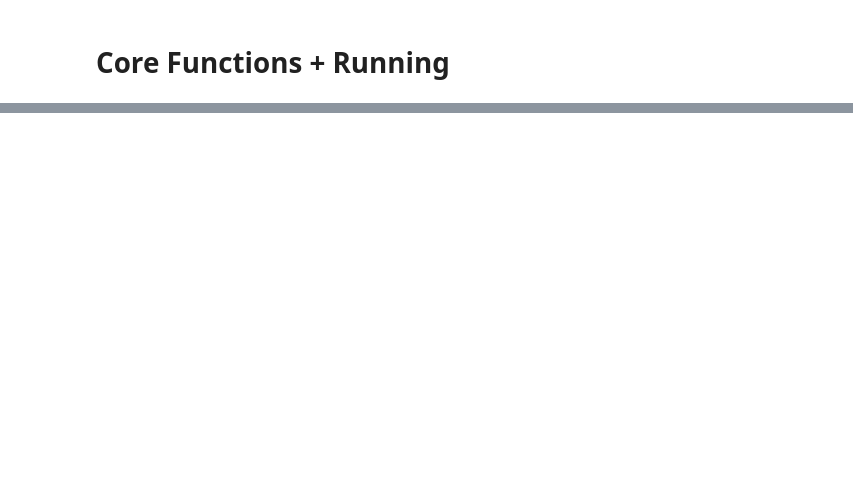
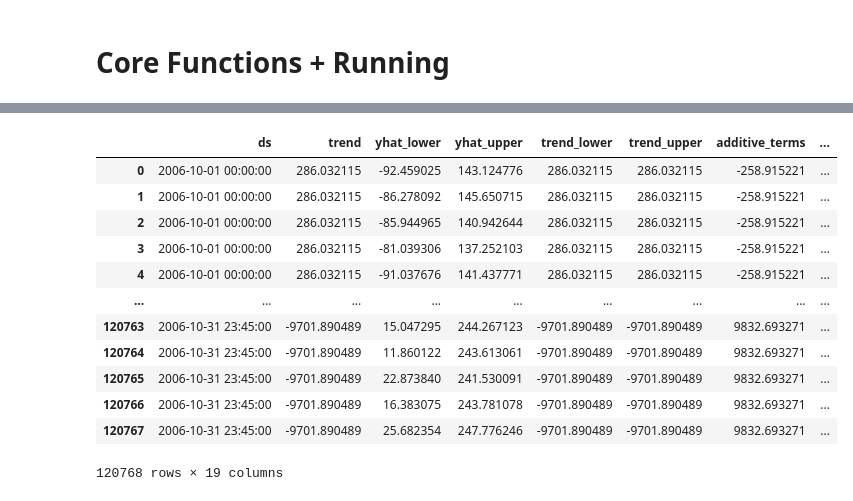
Before and after one commit to newbee1905/TrafficFlowPrediction, a Jupyter notebook: colab.ipynb, the cells around one changed output, grey strips where cells are left out. Saved outputs shown, nothing was run; the diff lists cells and outputs as text; code cells hidden in the pictures; blank space fills up the shorter version.

```diff
--- a/colab.ipynb
+++ b/colab.ipynb
@@ -758,0 +766,16 @@ plot_results(y_test[:periods], y_preds, names, periods)
+# %%
+predicted
+# %% [output]
+|  | ds | trend | yhat_lower | yhat_upper | trend_lower | trend_upper | additive_terms | ... |
+| 0 | 2006-10-01 00:00:00 | 286.032115 | -92.459025 | 143.124776 | 286.032115 | 286.032115 | -258.915221 | ... |
+| 1 | 2006-10-01 00:00:00 | 286.032115 | -86.278092 | 145.650715 | 286.032115 | 286.032115 | -258.915221 | ... |
+| 2 | 2006-10-01 00:00:00 | 286.032115 | -85.944965 | 140.942644 | 286.032115 | 286.032115 | -258.915221 | ... |
+| 3 | 2006-10-01 00:00:00 | 286.032115 | -81.039306 | 137.252103 | 286.032115 | 286.032115 | -258.915221 | ... |
+| 4 | 2006-10-01 00:00:00 | 286.032115 | -91.037676 | 141.437771 | 286.032115 | 286.032115 | -258.915221 | ... |
+| ... | ... | ... | ... | ... | ... | ... | ... | ... |
+| 120763 | 2006-10-31 23:45:00 | -9701.890489 | 15.047295 | 244.267123 | -9701.890489 | -9701.890489 | 9832.693271 | ... |
+| 120764 | 2006-10-31 23:45:00 | -9701.890489 | 11.860122 | 243.613061 | -9701.890489 | -9701.890489 | 9832.693271 | ... |
+| 120765 | 2006-10-31 23:45:00 | -9701.890489 | 22.873840 | 241.530091 | -9701.890489 | -9701.890489 | 9832.693271 | ... |
+| 120766 | 2006-10-31 23:45:00 | -9701.890489 | 16.383075 | 243.781078 | -9701.890489 | -9701.890489 | 9832.693271 | ... |
+| 120767 | 2006-10-31 23:45:00 | -9701.890489 | 25.682354 | 247.776246 | -9701.890489 | -9701.890489 | 9832.693271 | ... |
+120768 rows × 19 columns
```
Also changed, not shown: parts of 13 cells of this notebook.
